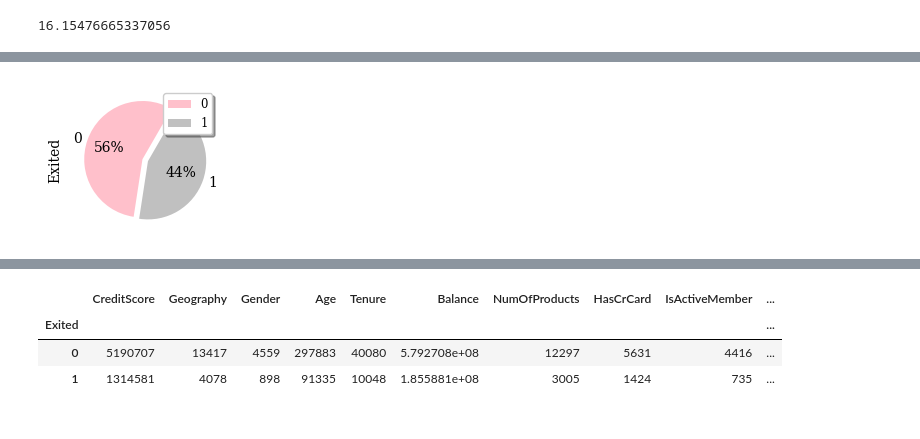
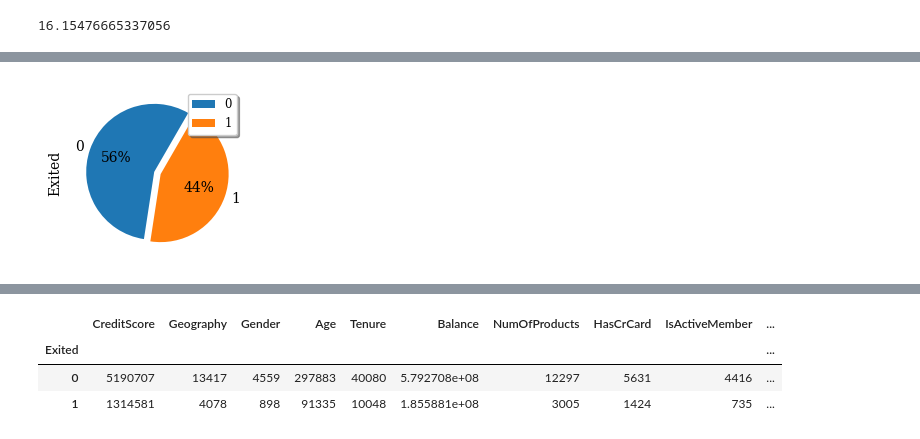
Before and after one commit to primage/MLexercises, a Jupyter notebook: CustomerChurn.ipynb, the cells around one changed output, grey strips where cells are left out. Drawn from its saved outputs; the diff is of its cells as text; code cells hidden in the pictures.

```diff
--- a/CustomerChurn.ipynb
+++ b/CustomerChurn.ipynb
@@ -20,8 +20,8 @@ pd.__version__
 Getting some insights to the data to understand each feature and see if there are any problems.
 # %%
 # load the dataset
-housing = pd.read_csv('dataset.csv')
-housing.shape
+dataset = pd.read_csv('dataset.csv')
+dataset.shape
 # %% [output]
 (10000, 14)
 # %%
@@ -78,3 +112,3 @@ Let's clone the dataset and work on the numerical features first.
 # %%
-# make a copy of the housing data
-data = pd.DataFrame(housing)
+# make a copy of the dataset
+data = pd.DataFrame(dataset)
@@ -594,14 +382,7 @@ plt.show()
 # %%
-# Taken from https://www.geeksforgeeks.org/how-to-create-pie-chart-from-pandas-dataframe/
-
-# Defining colors for the pie chart
-colors = ['pink', 'silver', 'steelblue']
-
-# Define the ratio of gap of each fragment in a tuple
 explode = (0.05, 0.05)
-
 data.groupby(['Gender']).sum().plot(kind='pie', y='Exited', autopct='%1.0f%%',
-  startangle=60, explode=explode, colors=colors)
+  startangle=60, explode=explode)
 legend = plt.legend(loc='upper right', shadow=True, fontsize='small')
 # %% [output]
-[figure, old version]
+[figure, new version]
```
Also changed, not shown: parts of 144 cells of this notebook.
